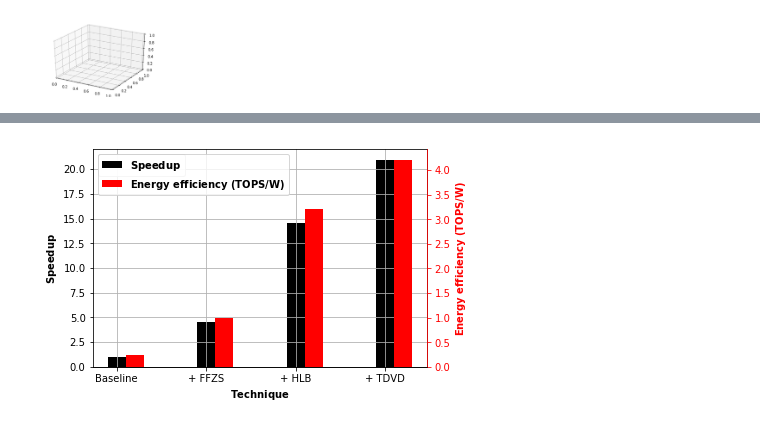
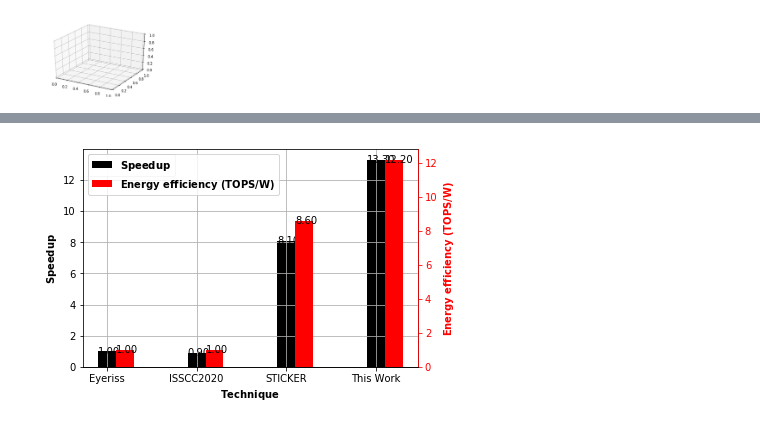
Before and after one commit to changchun-zhou/sagitta_fig, a Jupyter notebook: scripts/Voltage-Frequency-Scaling/Sagitta_Fig.ipynb, the cells around one changed output, grey strips where cells are left out. Drawn from its saved outputs; the diff is of its cells as text; code cells hidden in the pictures.

Commit message:
feat(plt_fig): add plt_text

```diff
--- a/scripts/Voltage-Frequency-Scaling/Sagitta_Fig.ipynb
+++ b/scripts/Voltage-Frequency-Scaling/Sagitta_Fig.ipynb
@@ -170,6 +171,10 @@ def plt_fig(fig_dict): # dict
         plt.legend(handles1, labels1, loc='upper left')
     if 'xticks' in fig_dict:
         plt.xticks(fig_dict['x_value'], fig_dict['xticks'])
+    if "plt_text" in fig_dict:
+        for x in range(len(fig_dict['x_value'])):
+            ax.text(fig_dict['x_value'][x]-fig_dict['bar_width']/2, fig_dict['y1_value'][x],'%.2f' %fig_dict['y1_value'][x],va='center')
+            ax1.text(fig_dict['x_value'][x]+fig_dict['bar_width']/2, fig_dict['y2_value'][x],'%.2f' %fig_dict['y2_value'][x],va='center')
     ax.spines['left'].set_color(color)
     ax.tick_params(axis='y', colors=color)
     plt.savefig(fig_dict["fig_name"], format='svg')
@@ -370,28 +390,33 @@ plt.show()
 # %%
+technique = ['Eyeriss', 'ISSCC2020', 'STICKER', 'This Work']
+speedup = np.array([1, 0.9, 8.1, 13.3])
+energy_efficiency = np.array([1,  1, 8.6, 12.2])
+
 plt_fig({   "x_name":"Technique",
             "x_value": np.arange(len(technique)),
             "x_label" : r"$\bf{Technique}$",
             "y1_fig_type": "bar",
             "y1_name":"speedup",
             "y1_value":speedup,
             "y1_color":(0, 0, 0),
             "y1_linestyle":'x-',
             "y1_label":r"$\bf{Speedup}$",
             "y1_marker":'s',
             "y2_fig_type": "bar",
             "y2_name":"energy_efficiency",
             "y2_value":energy_efficiency,
             "y2_color":(1, 0, 0),
             "y2_linestyle":'--',
             "y2_label":r"$\bf{Energy}$" + ' ' + r"$\bf{efficiency}$"+' ' + r"$\bf{(TOPS/W)}$",
             "y2_marker":'^',
             "linewidth": 2,
             "markersize": 8,
             "family":"Arial",
             "label_size": 10,
             "bar_width": 0.2,
             "xticks": technique,
+            "plt_text": True,
             "fig_name" :'../../generate/technique.svg'
 })
 # %% [output]
-[figure, old version]
+[figure, new version]
```
Also changed, not shown: parts of 6 cells of this notebook.
